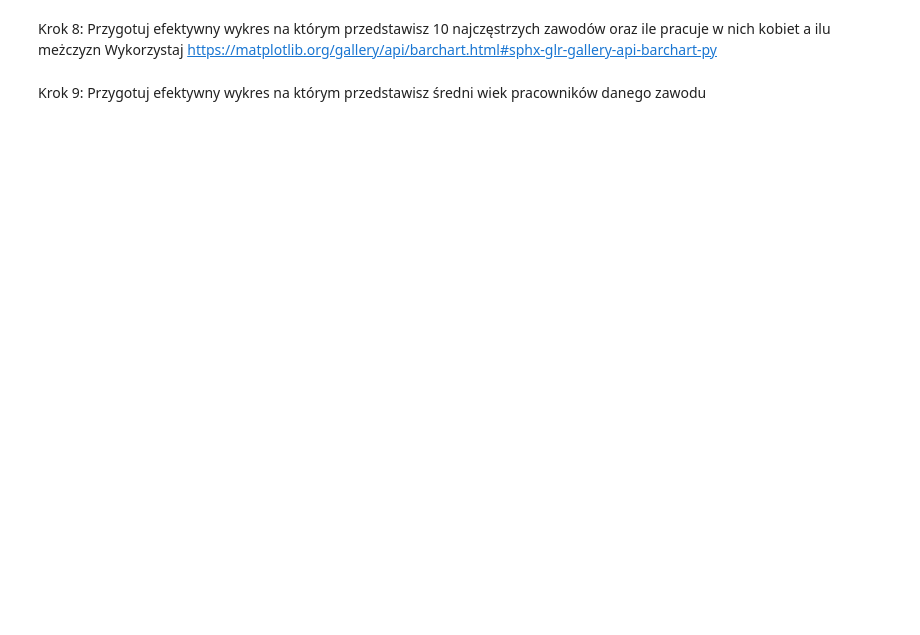
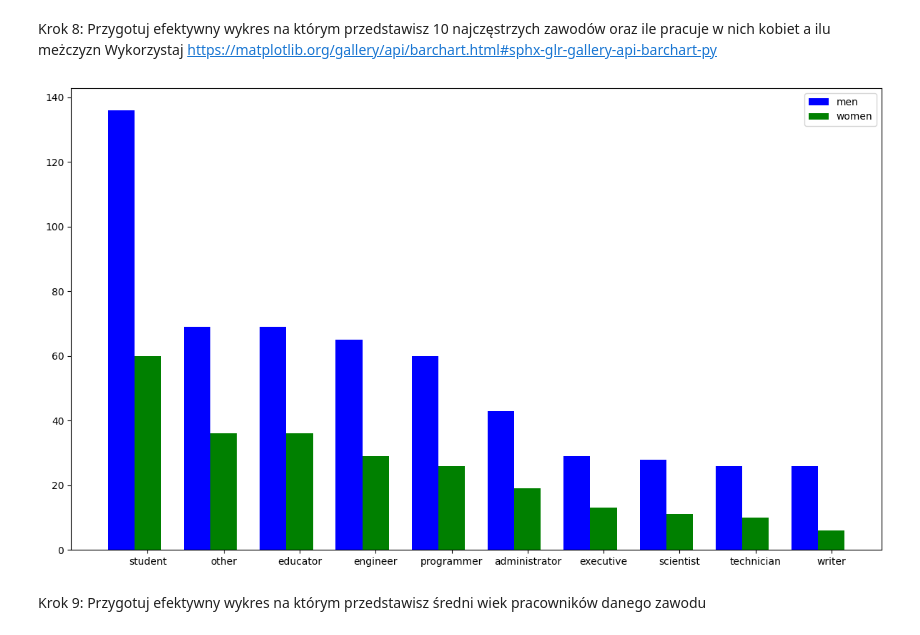
Before and after one commit to karolinawegrzyn/effective_python, a Jupyter notebook: lab12.ipynb, the cells around one changed output. Saved outputs shown, nothing was run; the diff lists cells and outputs as text; code cells hidden in the pictures; blank space fills up the shorter version.

```diff
--- a/lab12.ipynb
+++ b/lab12.ipynb
@@ -209,5 +285,26 @@ Przygotuj dwa wykresy:
 # %% [markdown]
 Krok 8: Przygotuj efektywny wykres na którym przedstawisz 10 najczęstrzych zawodów oraz ile pracuje w nich kobiet a ilu meżczyzn
 Wykorzystaj https://matplotlib.org/gallery/api/barchart.html#sphx-glr-gallery-api-barchart-py
+# %%
+import numpy as np
+
+men = ocupation[ocupation['gender']=='M']['occupation'].value_counts().sort_values(ascending=False).head(10)
+women = ocupation[ocupation['gender']=='F']['occupation'].value_counts().sort_values(ascending=False).head(10)
+
+fig, ax = plt.subplots(figsize=(12, 7))
+index = np.arange(10)
+width = 0.35
+
+rects1 = plt.bar(index, men, width, color='b', label='men')
+
+rects2 = plt.bar(index + width, women, width, color='g', label='women')
+
+plt.xticks(index + width, men.index)
+plt.legend()
+
+plt.tight_layout()
+plt.show()
+# %% [output]
+[figure, added]
 # %% [markdown]
 Krok 9: Przygotuj efektywny wykres na którym przedstawisz średni wiek pracowników danego zawodu
```
Also changed, not shown: parts of 10 cells of this notebook.
